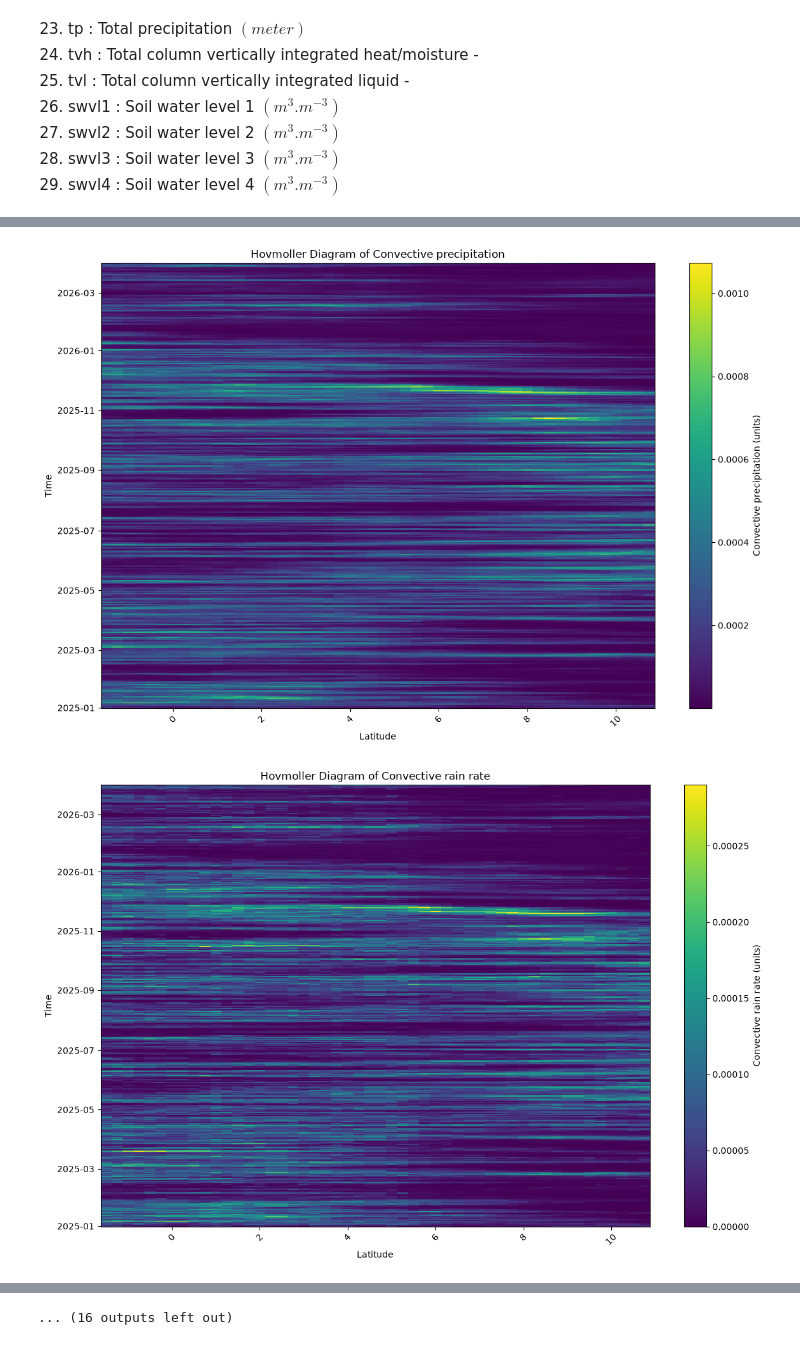
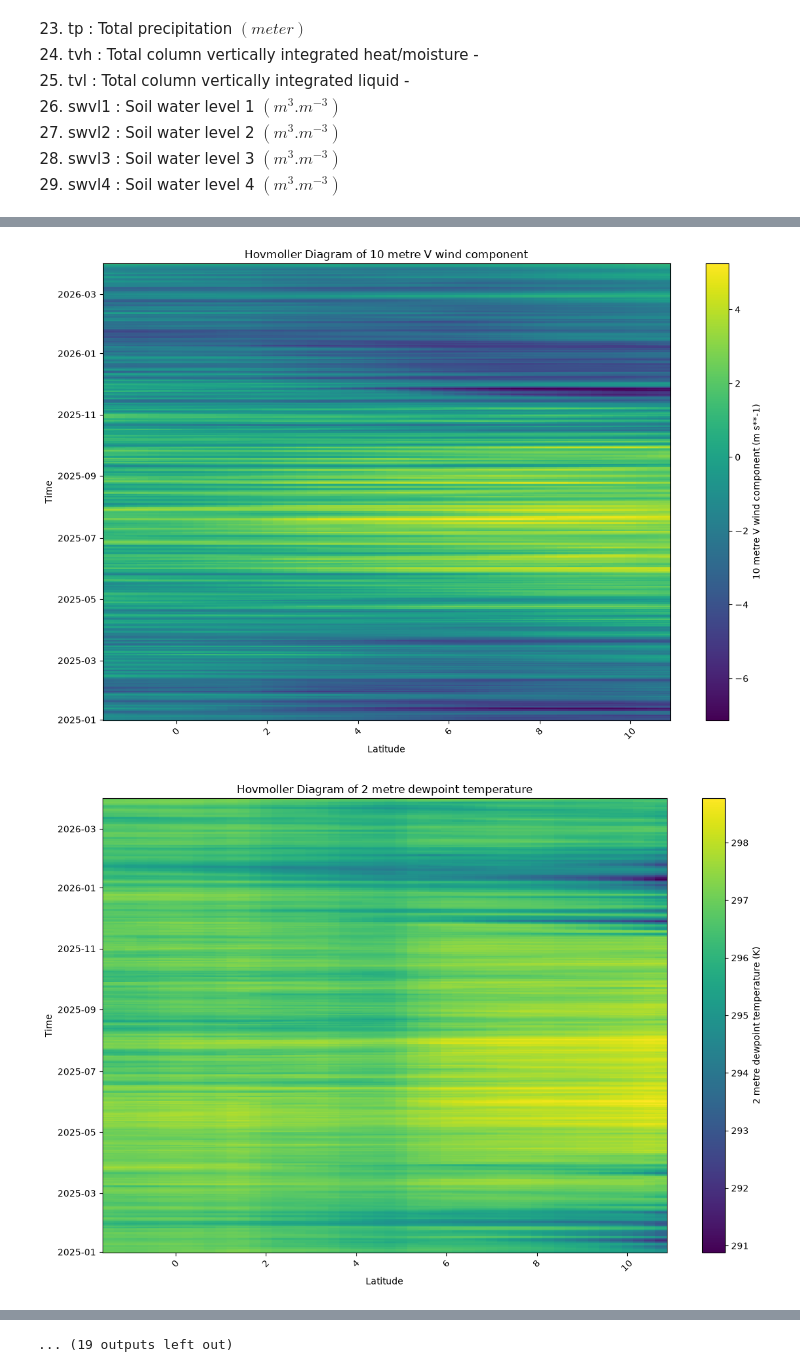
Before and after one commit to apriarami789/Senyar_Cylone, a Jupyter notebook: SenyarCylone_ERA5_Analysis.ipynb, the cells around one changed output, grey strips where cells are left out. Saved outputs shown, nothing was run; the diff lists cells and outputs as text; code cells hidden in the pictures.

Commit message:
perubahan pada plot hovmuller (terkhusus variabel tp dan lsp) dan ada penambahan plot hovmuller dari 2m_dewpoint_temp, 10m_u_neutral_comp_wind dan 10m_u_comp_wind

```diff
--- a/SenyarCylone_ERA5_Analysis.ipynb
+++ b/SenyarCylone_ERA5_Analysis.ipynb
@@ -13,7 +15,5 @@ import seaborn as sns
 # %%
 # melihat data single layer harian ERA5_Reanalysis
-path_top = Path("D:/ERA5_REANALYSIS")
-ds = xr.open_dataset(path_top / "ERA5_SingleLevel_DailyMean_20250101-20260331.nc", engine="netcdf4")
-
+ds = xr.open_dataset(path_top / "ERA5_SingleLevel_DailyMeanandSum_20250101-20260331.nc", engine="netcdf4")
 display(ds)
 # %% [output]
@@ -122,15 +165,16 @@ ds.to_netcdf(path_top / "ERA5_SingleLevel_DailyMean_20250101-20260331.nc", engin
 # %%
 # merubah satuan dari data ERA5
+ds_copy = ds.copy()
 # untuk total precipitation (tp) dan large scale precipitation (lsp) dari meter ke millimeter
-ds[['tp','lsp']] = ds[['tp','lsp']] * 1000  # Convert from meters to millimeters
+ds_copy[['tp','lsp']] = ds_copy[['tp','lsp']] * 1000  # Convert from meters to millimeters
 # untuk surface pressure (sp) dan mean sea level pressure (msl) dari hPa ke Pa
-ds[['sp','msl']] = ds[['sp','msl']] * 100  # Convert from hPa to Pa
+ds_copy[['sp','msl']] = ds_copy[['sp','msl']] * 100  # Convert from hPa to Pa
 # %%
 # Create Hovmoller diagram with longitude on x-axis and time on y-axis for variable tp
 fig, ax = plt.subplots(figsize=(12, 8))
 
 # filter waktu valid_time between 2025-11-01 and 2025-12-31
-ds_filtered = ds.sel(valid_time=slice('2025-11-01', '2025-12-31'))
+ds_filtered = ds_copy.sel(valid_time=slice('2025-11-01', '2025-12-31'))
 
 # Plot the Hovmoller diagram
 im = ax.pcolormesh(ds_filtered.longitude, ds_filtered.valid_time, ds_filtered.tp.mean(dim='latitude'), cmap='viridis', shading='auto')
@@ -212,15 +252,17 @@ for var in var_names:
     fig, ax = plt.subplots(figsize=(12, 8))
 
     # Filter the dataset for the desired time range (optional)
-    ds_filtered = ds
-    #ds_filtered = ds.sel(valid_time=slice('2025-11-01', '2025-12-31'))
+    ds_filtered = ds_copy
+    #ds_filtered = ds_copy.sel(valid_time=slice('2025-11-01', '2025-12-31'))
 
     # Plot the Hovmoller diagram
     im = ax.pcolormesh(ds_filtered.latitude, ds_filtered.valid_time, ds_filtered[var].mean(dim='longitude'), cmap='viridis', shading='auto')
 
     # Add colorbar
     cbar = plt.colorbar(im, ax=ax)
-    cbar.set_label(f'{var_name[var]} (units)')  # Replace 'units' with actual units if known
+    # Get the units from the actual variable in the dataset
+    var_units = ds_copy[var].attrs.get('units', '')  # Use .attrs.get to safely get units if they exist
+    cbar.set_label(f'{var_name[var]} ({var_units})')
 
     # Set labels and title
     ax.set_xlabel('Latitude')
@@ -243,2 +285,2 @@ for var in var_names:
-[figure, old version]
+[figure, new version]
-[figure, old version]
+[figure, new version]
@@ -250 +292 @@ for var in var_names:
-... (16 outputs left out)
+... (19 outputs left out)
```
Also changed, not shown: parts of 10 cells of this notebook, 31 other files.
